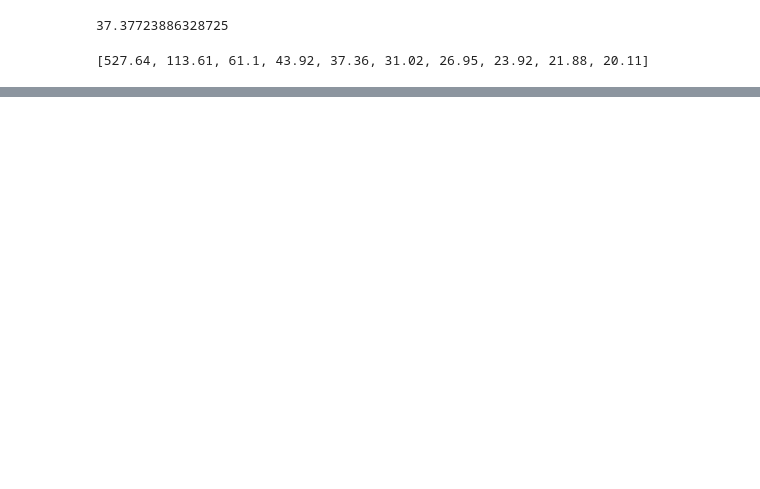
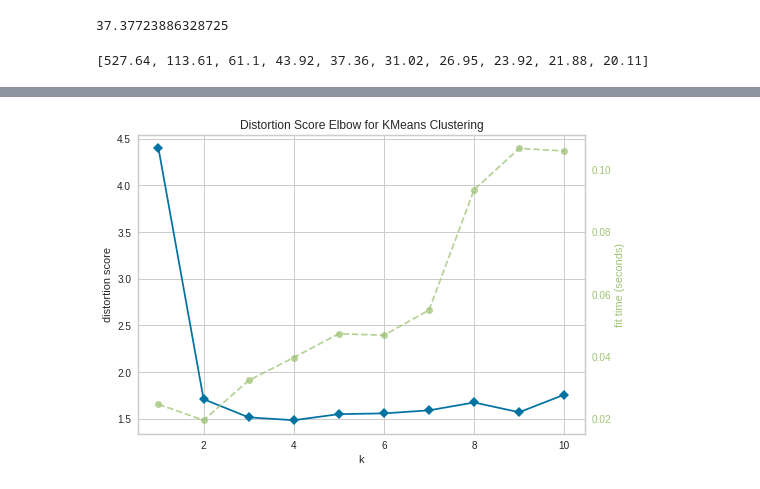
Before and after one commit to Vaycold/Python_ML, a Jupyter notebook: Clustering/머신러닝과 군집분석.ipynb, the cells around one changed output, grey strips where cells are left out. Drawn from its saved outputs; the diff is of its cells as text; code cells hidden in the pictures; blank space fills up the shorter version.

```diff
--- a/Clustering/머신러닝과 군집분석.ipynb
+++ b/Clustering/머신러닝과 군집분석.ipynb
@@ -203,3 +203,12 @@ fig.update_layout(width=800, height = 500)
 fig.show()
 # %% [output]
 [interactive output not drawn]
+# %%
+# 최적의 k 찾는 방법(2)
+from yellowbrick.cluster import KElbowVisualizer
+km = KMeans()
+visuailizer = KElbowVisualizer(km, k=(1,11))
+visuailizer.fit(train_x)
+visuailizer.poof()
+# %% [output]
+[figure, added]
```
Also changed, not shown: parts of 5 cells of this notebook.
